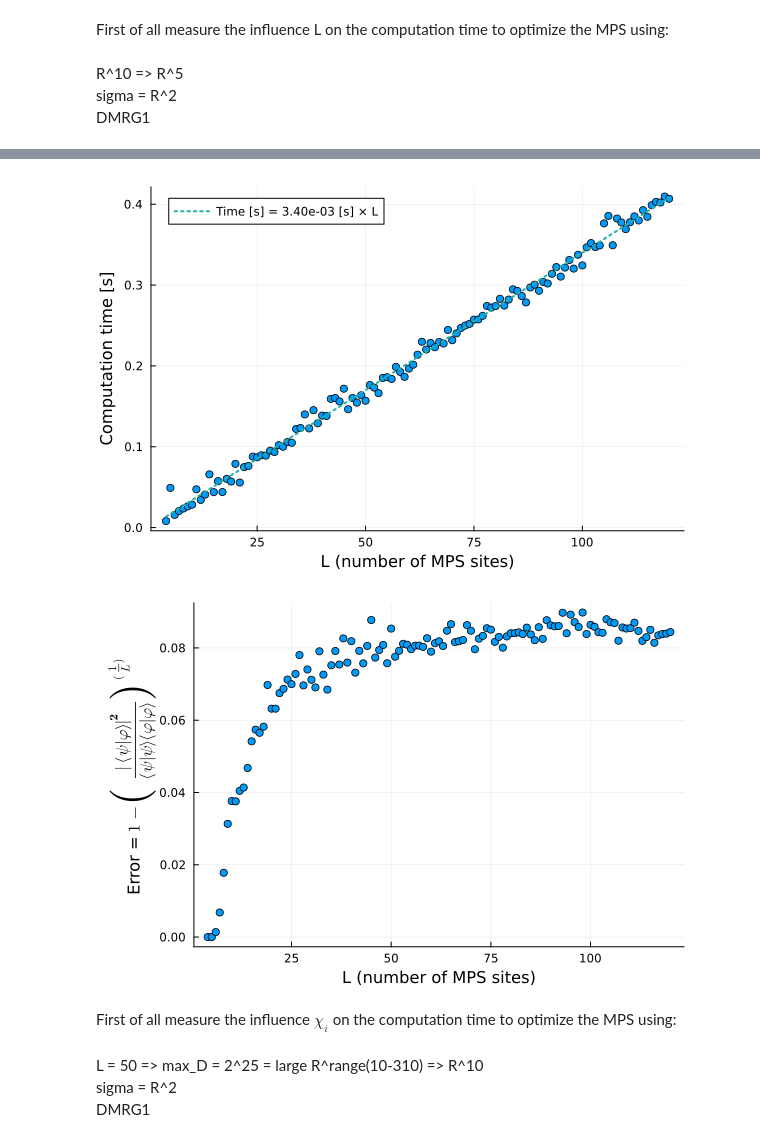
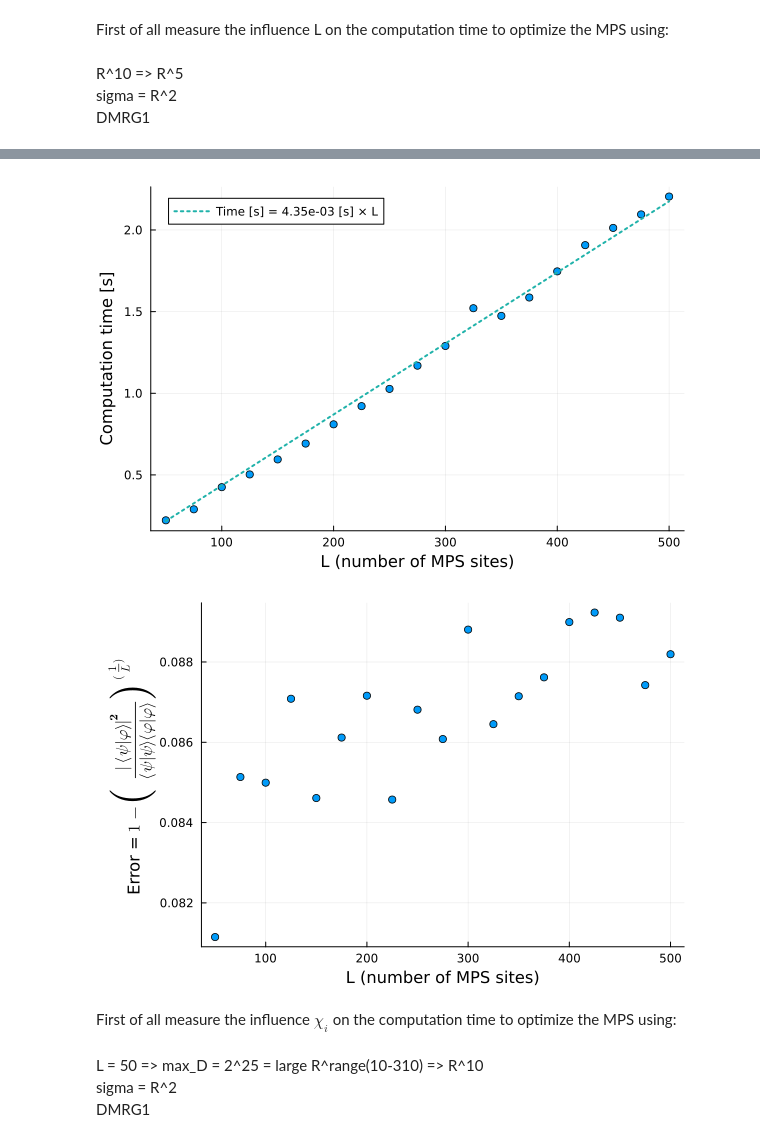
Before and after one commit to bartdv123/MasterThesis-TensorNetworks, a Jupyter notebook: Notebooks with initial implementations/Computation complexity final analysis for entangled states.ipynb, the cells around one changed output, grey strips where cells are left out. Drawn from its saved outputs; the diff is of its cells as text; code cells hidden in the pictures.

```diff
--- a/Notebooks with initial implementations/Computation complexity final analysis for entangled states.ipynb
+++ b/Notebooks with initial implementations/Computation complexity final analysis for entangled states.ipynb
@@ -45,7 +45,7 @@ max_virtualspace_approx = ℝ^5
 
 time_taken_function_of_L = []
 fidelity_in_function_of_L = []
-L_list = collect(4:120)
+L_list = [i for i in (50:25:500)]
 
 @showprogress for L in L_list
 
@@ -58,6 +58,11 @@ L_list = collect(4:120)
         max_virtualspace_approx)
 
     I_MPO = DenseMPO([MPSKit.add_util_leg(id(storagetype(MPSKit.site_type(Ψ_exact)), physicalspace(Ψ_exact, i))) for i in 1:length(Ψ_exact)]) # corresponding identity operator as an MPO
+    if L == L_list[1]
+        # initial run to initialize DMRG before timing
+        # first run takes very long!!! otherwise the first data_point would be wrong
+        Ψ_new, = approximate(Ψ_approx, (I_MPO, Ψ_exact), alg)
+    end
 
     time_taken = @elapsed begin                                                 # time how long it takes to compute the approximation
         Ψ_new, = approximate(Ψ_approx, (I_MPO, Ψ_exact), alg)
@@ -80,6 +85,7 @@ p = Plots.scatter(L_list, time_taken_function_of_L,
               label="",
               legend=false)
 Plots.plot!(L_list, β * L_list, legend=true, label="Time [s] = $β_str [s] × L", linewidth=2, color=colorant"lightseagreen", linestyle=:dot)
+savefig(p,"Computational_time_ifv_L.png")
 display(p)
 
 display(Plots.scatter(L_list, fidelity_in_function_of_L,
@@ -107,5 +113,5 @@ display(Plots.scatter(L_list, fidelity_in_function_of_L,
-[figure, old version]
+[figure, new version]
-[figure, old version]
+[figure, new version]
 # %% [markdown]
 First of all measure the influence $\chi_{i}$ on the computation time to optimize the MPS using:\
 \
```
Also changed, not shown: parts of 4 cells of this notebook, 35 other files.
